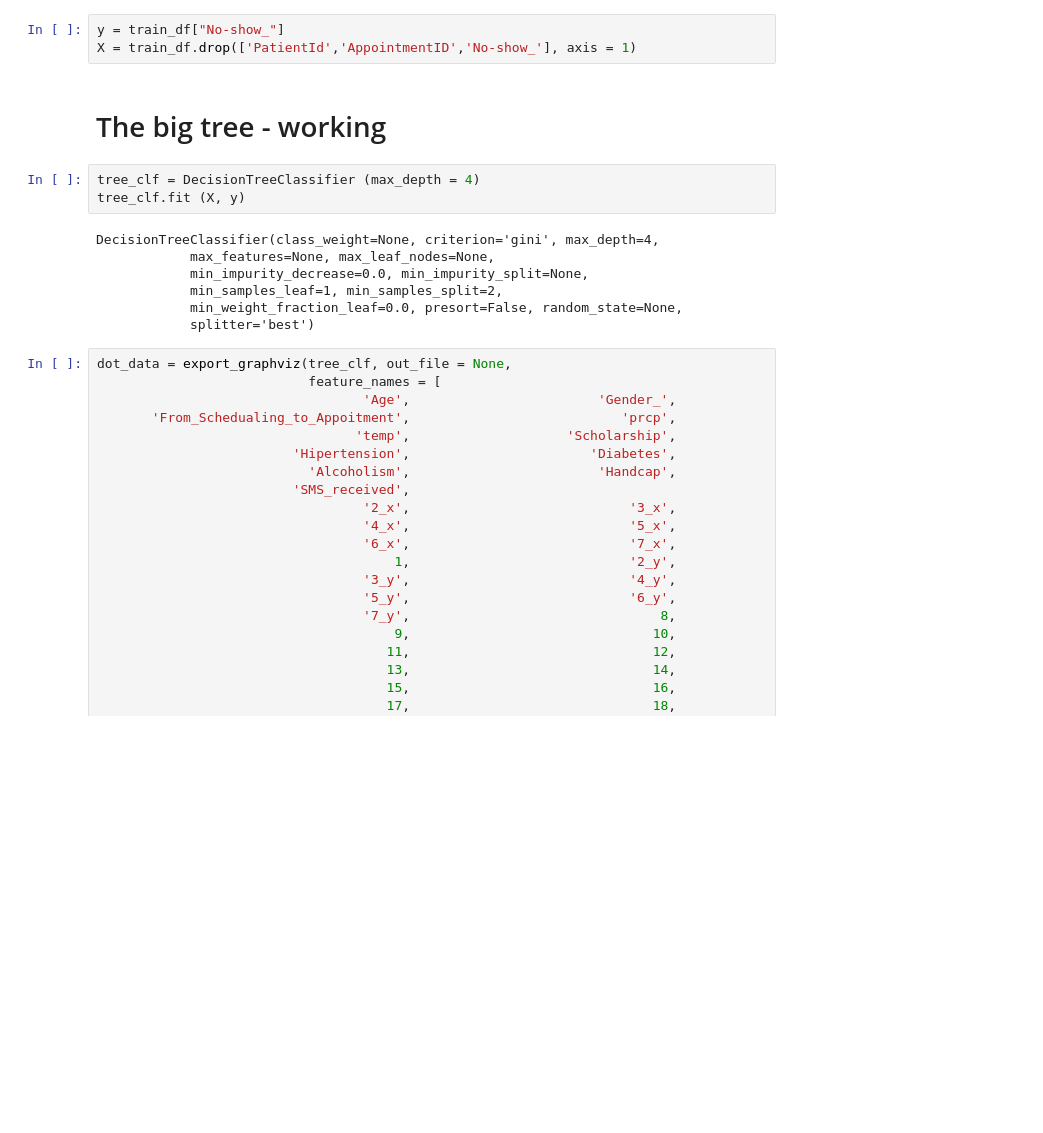
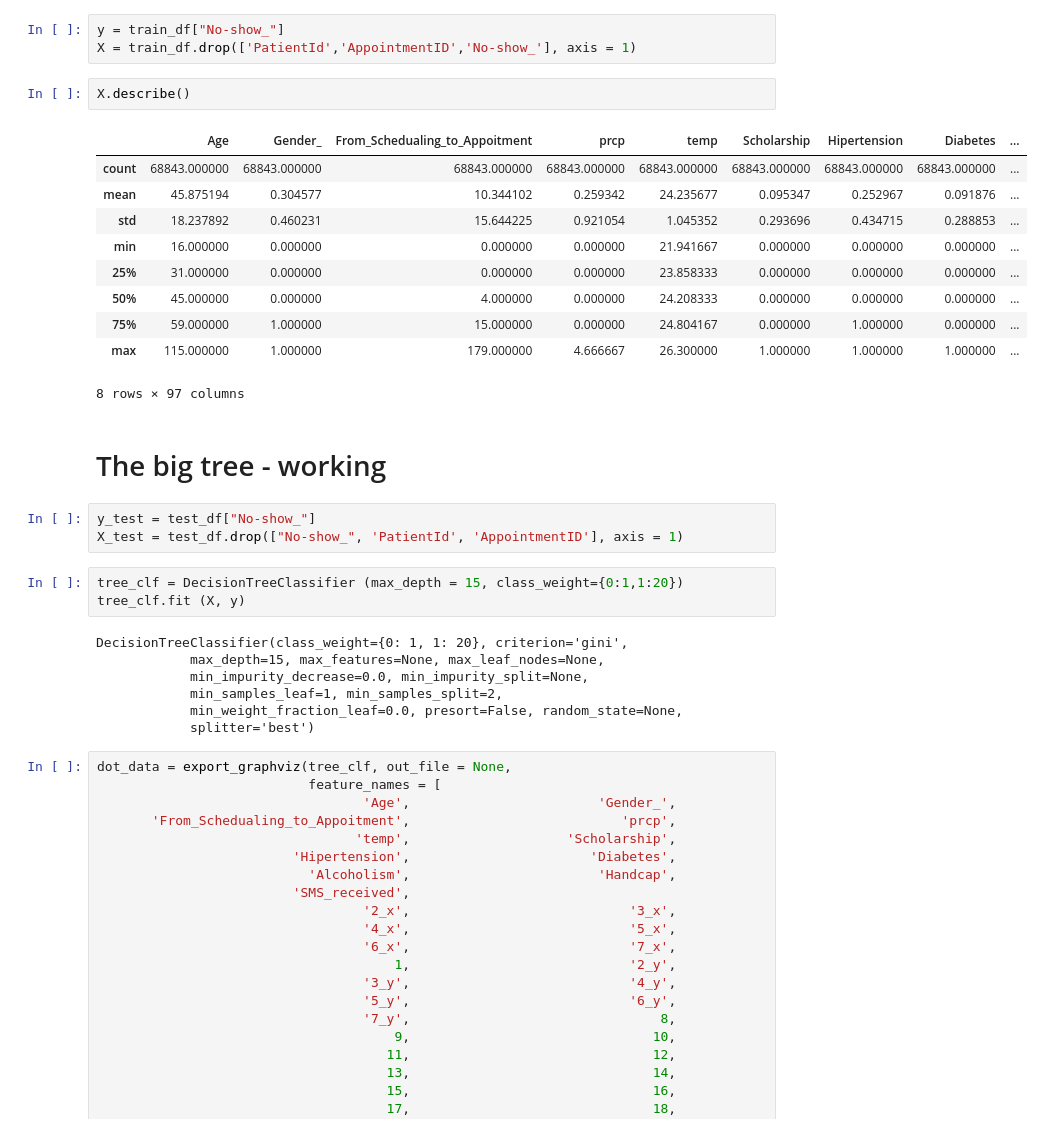
Before and after one commit to Asafamitai/IDC-BDA-Exercises, a Jupyter notebook: NOShow_Modeling.ipynb, the cells around one changed output. Drawn from its saved outputs; the diff is of its cells as text; blank space fills up the shorter version.

```diff
--- a/NOShow_Modeling.ipynb
+++ b/NOShow_Modeling.ipynb
@@ -100,14 +84,30 @@ Index([                     'PatientId',                  'AppointmentID',
 # %%
 y = train_df["No-show_"]
 X = train_df.drop(['PatientId','AppointmentID','No-show_'], axis = 1)
+# %%
+X.describe()
+# %% [output]
+|  | Age | Gender_ | From_Schedualing_to_Appoitment | prcp | temp | Scholarship | Hipertension | Diabetes | ... |
+| count | 68843.000000 | 68843.000000 | 68843.000000 | 68843.000000 | 68843.000000 | 68843.000000 | 68843.000000 | 68843.000000 | ... |
+| mean | 45.875194 | 0.304577 | 10.344102 | 0.259342 | 24.235677 | 0.095347 | 0.252967 | 0.091876 | ... |
+| std | 18.237892 | 0.460231 | 15.644225 | 0.921054 | 1.045352 | 0.293696 | 0.434715 | 0.288853 | ... |
+| min | 16.000000 | 0.000000 | 0.000000 | 0.000000 | 21.941667 | 0.000000 | 0.000000 | 0.000000 | ... |
+| 25% | 31.000000 | 0.000000 | 0.000000 | 0.000000 | 23.858333 | 0.000000 | 0.000000 | 0.000000 | ... |
+| 50% | 45.000000 | 0.000000 | 4.000000 | 0.000000 | 24.208333 | 0.000000 | 0.000000 | 0.000000 | ... |
+| 75% | 59.000000 | 1.000000 | 15.000000 | 0.000000 | 24.804167 | 0.000000 | 1.000000 | 0.000000 | ... |
+| max | 115.000000 | 1.000000 | 179.000000 | 4.666667 | 26.300000 | 1.000000 | 1.000000 | 1.000000 | ... |
+8 rows × 97 columns
 # %% [markdown]
 # The big tree -  working
+# %%
+y_test = test_df["No-show_"]
+X_test = test_df.drop(["No-show_", 'PatientId', 'AppointmentID'], axis = 1)
 # %%
-tree_clf = DecisionTreeClassifier (max_depth = 4)
+tree_clf = DecisionTreeClassifier (max_depth = 15, class_weight={0:1,1:20})
 tree_clf.fit (X, y)
 # %% [output]
-DecisionTreeClassifier(class_weight=None, criterion='gini', max_depth=4,
-            max_features=None, max_leaf_nodes=None,
+DecisionTreeClassifier(class_weight={0: 1, 1: 20}, criterion='gini',
+            max_depth=15, max_features=None, max_leaf_nodes=None,
             min_impurity_decrease=0.0, min_impurity_split=None,
             min_samples_leaf=1, min_samples_split=2,
             min_weight_fraction_leaf=0.0, presort=False, random_state=None,
```
Also changed, not shown: parts of 33 cells of this notebook.
